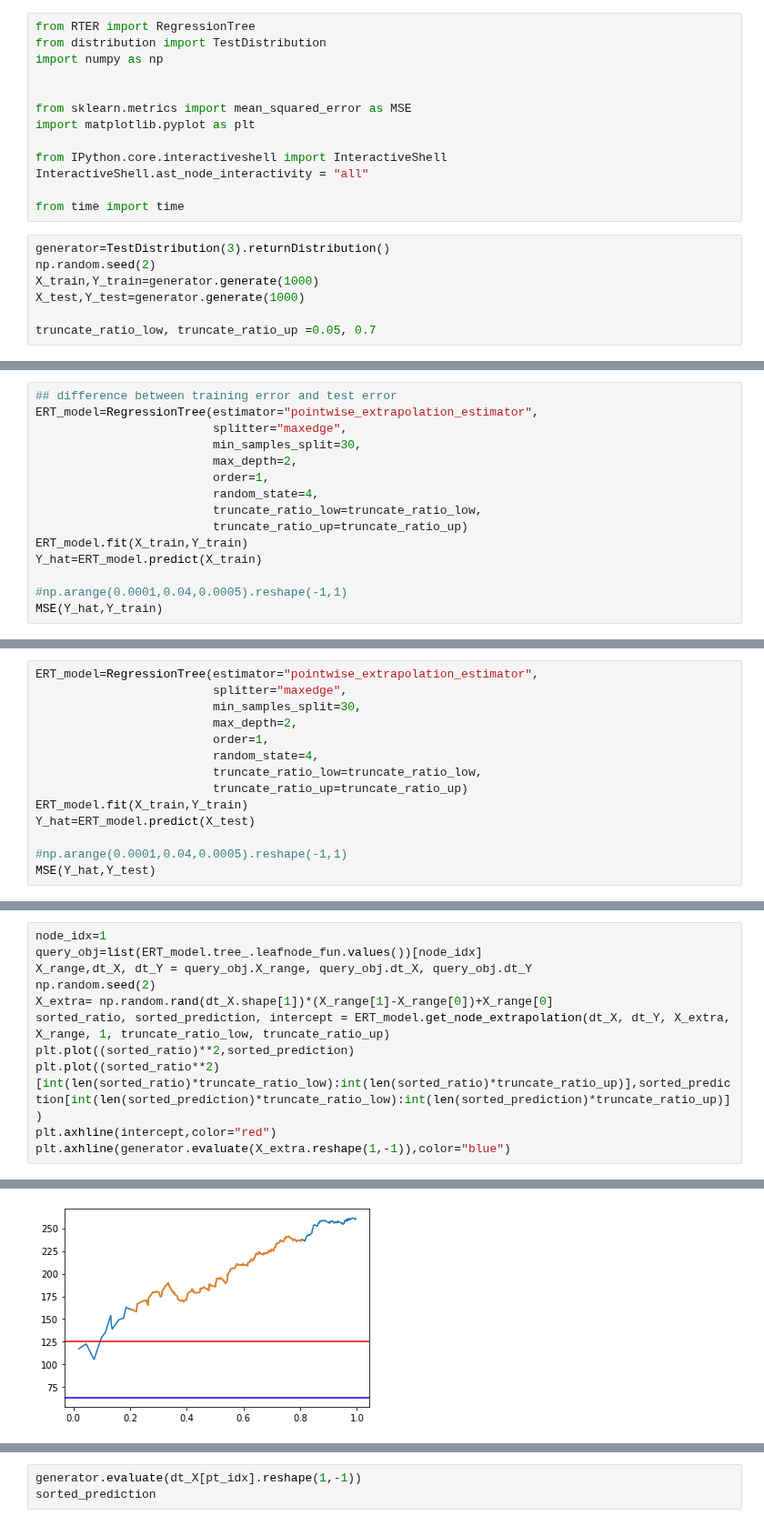
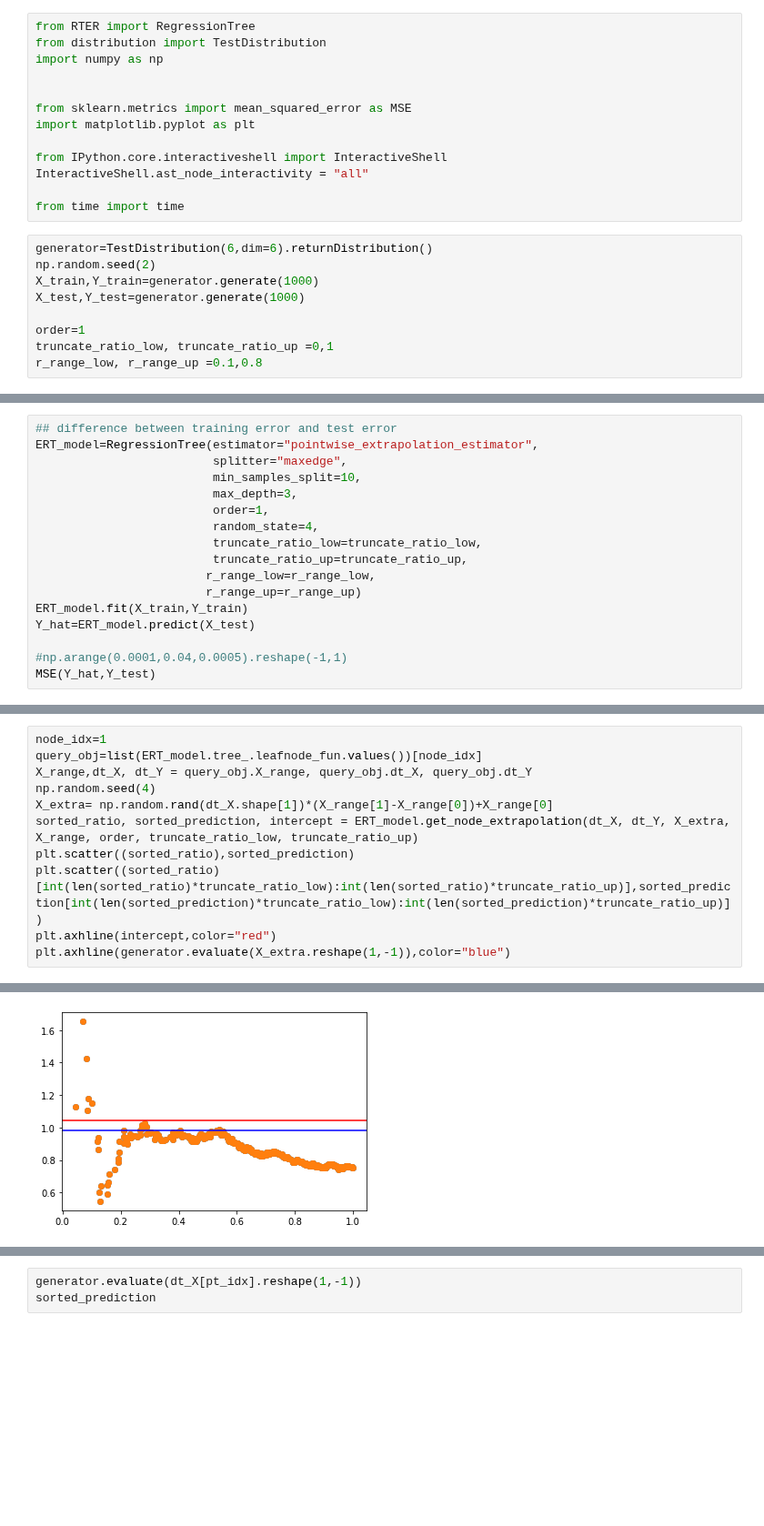
Before and after one commit to Karlmyh/RTER, a Jupyter notebook: test.ipynb, the cells around one changed output, grey strips where cells are left out. Shown at 91% size. Drawn from its saved outputs; the diff is of its cells as text; blank space fills up the shorter version.

```diff
--- a/test.ipynb
+++ b/test.ipynb
@@ -696,9 +698,11 @@ InteractiveShell.ast_node_interactivity = "all"
 
 from time import time
 # %%
-generator=TestDistribution(3).returnDistribution()
+generator=TestDistribution(6,dim=6).returnDistribution()
 np.random.seed(2)
 X_train,Y_train=generator.generate(1000)
 X_test,Y_test=generator.generate(1000)
 
-truncate_ratio_low, truncate_ratio_up =0.05, 0.7
+order=1
+truncate_ratio_low, truncate_ratio_up =0,1
+r_range_low, r_range_up =0.1,0.8
@@ -706,15 +728,17 @@ truncate_ratio_low, truncate_ratio_up =0.05, 0.7
 ## difference between training error and test error
 ERT_model=RegressionTree(estimator="pointwise_extrapolation_estimator",
                          splitter="maxedge",
-                         min_samples_split=30,
-                         max_depth=2,
+                         min_samples_split=10,
+                         max_depth=3,
                          order=1,
                          random_state=4,
                          truncate_ratio_low=truncate_ratio_low,
-                         truncate_ratio_up=truncate_ratio_up)
+                         truncate_ratio_up=truncate_ratio_up,
+                        r_range_low=r_range_low,
+                        r_range_up=r_range_up)
 ERT_model.fit(X_train,Y_train)
-Y_hat=ERT_model.predict(X_train)
+Y_hat=ERT_model.predict(X_test)
 
 #np.arange(0.0001,0.04,0.0005).reshape(-1,1)
-MSE(Y_hat,Y_train)
+MSE(Y_hat,Y_test)
 # %% [output]
@@ -722,14 +745,0 @@ MSE(Y_hat,Y_train)
-# %%
-ERT_model=RegressionTree(estimator="pointwise_extrapolation_estimator",
-                         splitter="maxedge",
-                         min_samples_split=30,
-                         max_depth=2,
-                         order=1,
-                         random_state=4,
-                         truncate_ratio_low=truncate_ratio_low,
-                         truncate_ratio_up=truncate_ratio_up)
-ERT_model.fit(X_train,Y_train)
-Y_hat=ERT_model.predict(X_test)
-
-#np.arange(0.0001,0.04,0.0005).reshape(-1,1)
-MSE(Y_hat,Y_test)
@@ -752,11 +764,11 @@ GradientBoostingRegressor(n_estimators=3000)
 node_idx=1
 query_obj=list(ERT_model.tree_.leafnode_fun.values())[node_idx]
 X_range,dt_X, dt_Y = query_obj.X_range, query_obj.dt_X, query_obj.dt_Y
-np.random.seed(2)
+np.random.seed(4)
 X_extra= np.random.rand(dt_X.shape[1])*(X_range[1]-X_range[0])+X_range[0]
-sorted_ratio, sorted_prediction, intercept = ERT_model.get_node_extrapolation(dt_X, dt_Y, X_extra, X_range, 1, truncate_ratio_low, truncate_ratio_up)
-plt.plot((sorted_ratio)**2,sorted_prediction)
-plt.plot((sorted_ratio**2)[int(len(sorted_ratio)*truncate_ratio_low):int(len(sorted_ratio)*truncate_ratio_up)],sorted_prediction[int(len(sorted_prediction)*truncate_ratio_low):int(len(sorted_prediction)*truncate_ratio_up)])
+sorted_ratio, sorted_prediction, intercept = ERT_model.get_node_extrapolation(dt_X, dt_Y, X_extra, X_range, order, truncate_ratio_low, truncate_ratio_up)
+plt.scatter((sorted_ratio),sorted_prediction)
+plt.scatter((sorted_ratio)[int(len(sorted_ratio)*truncate_ratio_low):int(len(sorted_ratio)*truncate_ratio_up)],sorted_prediction[int(len(sorted_prediction)*truncate_ratio_low):int(len(sorted_prediction)*truncate_ratio_up)])
 plt.axhline(intercept,color="red")
 plt.axhline(generator.evaluate(X_extra.reshape(1,-1)),color="blue")
 # %% [output]
@@ -765,3 +777,3 @@ plt.axhline(generator.evaluate(X_extra.reshape(1,-1)),color="blue")
 <matplotlib.lines.Line2D at 0x...>
 <matplotlib.lines.Line2D at 0x...>
-[figure, old version]
+[figure, new version]
```
Also changed, not shown: parts of 39 cells of this notebook, 9 other files.
